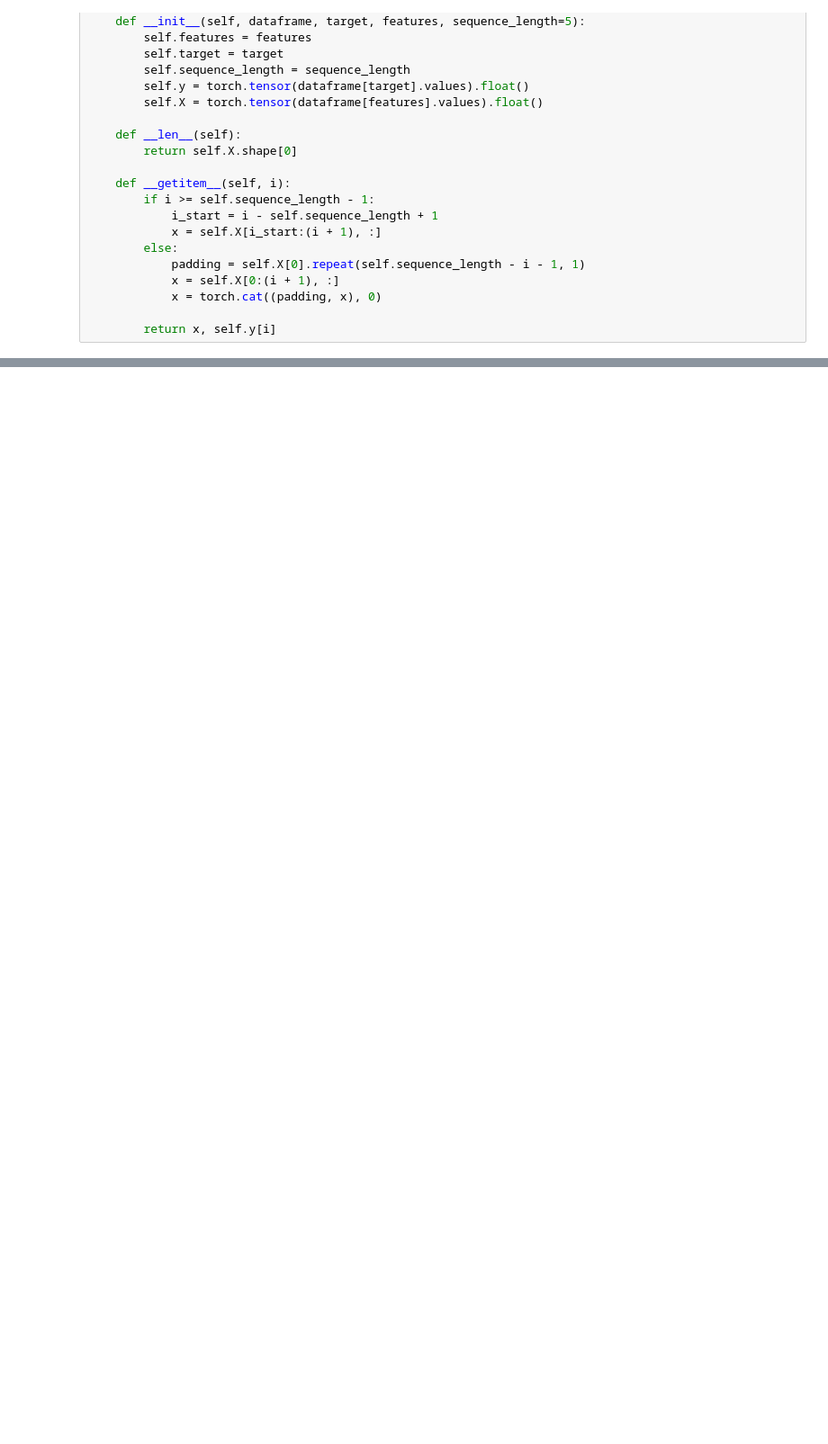
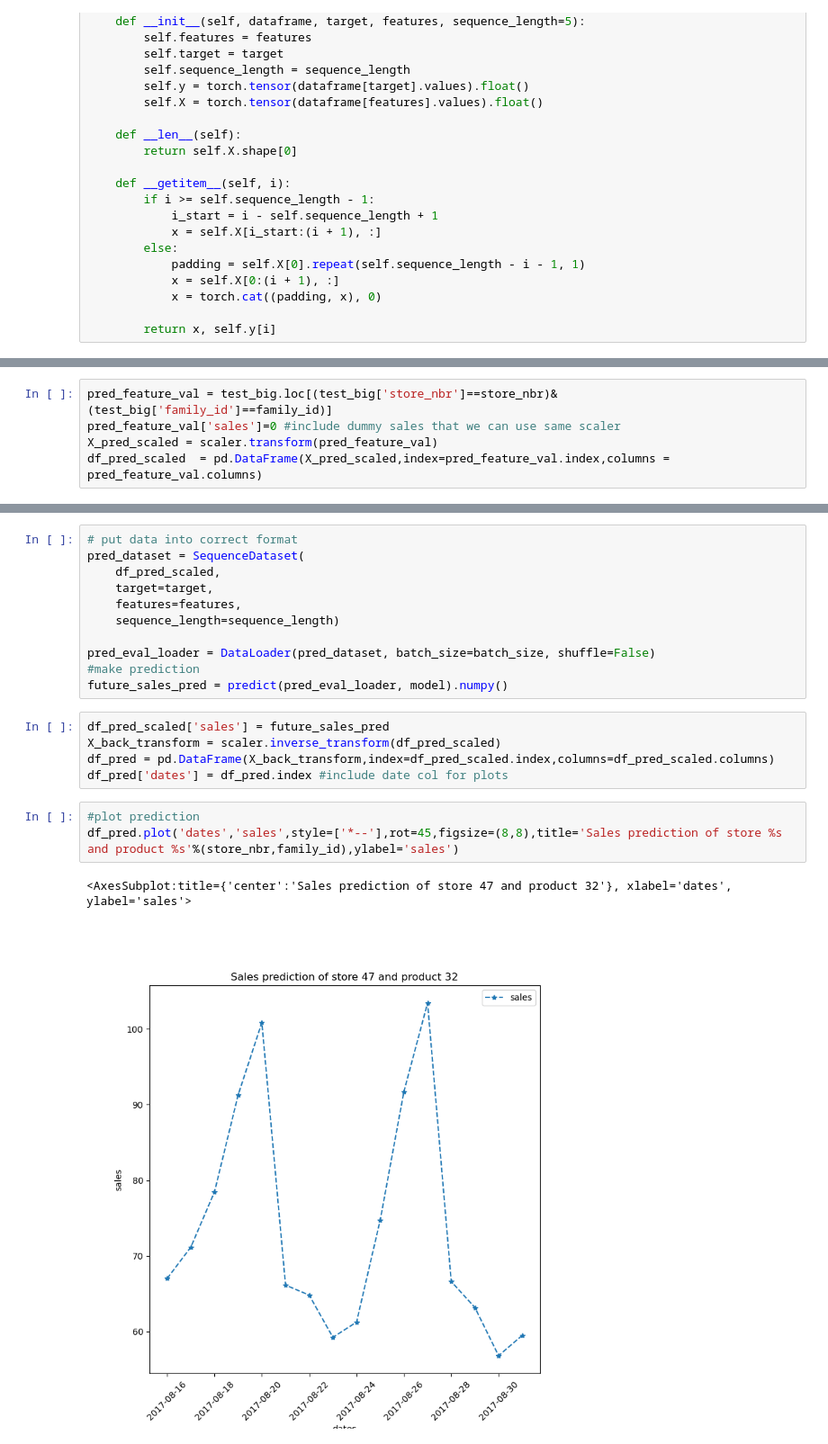
Before and after one commit to PGestrich/AML-Time-Series-Forecasting, a Jupyter notebook: test_pytorch_lstm.ipynb, the cells around one changed output, grey strips where cells are left out. Shown at 90% size. Saved outputs shown, nothing was run; the diff lists cells and outputs as text; blank space fills up the shorter version.

```diff
--- a/test_pytorch_lstm.ipynb
+++ b/test_pytorch_lstm.ipynb
@@ -155,0 +448,5 @@ torch.Size([5, 7])
+# %%
+pred_feature_val = test_big.loc[(test_big['store_nbr']==store_nbr)&(test_big['family_id']==family_id)]
+pred_feature_val['sales']=0 #include dummy sales that we can use same scaler
+X_pred_scaled = scaler.transform(pred_feature_val)
+df_pred_scaled  = pd.DataFrame(X_pred_scaled,index=pred_feature_val.index,columns = pred_feature_val.columns)
@@ -155,0 +459,22 @@ torch.Size([5, 7])
+# %%
+# put data into correct format
+pred_dataset = SequenceDataset(
+    df_pred_scaled,
+    target=target,
+    features=features,
+    sequence_length=sequence_length)
+
+pred_eval_loader = DataLoader(pred_dataset, batch_size=batch_size, shuffle=False)
+#make prediction
+future_sales_pred = predict(pred_eval_loader, model).numpy()
+# %%
+df_pred_scaled['sales'] = future_sales_pred
+X_back_transform = scaler.inverse_transform(df_pred_scaled)
+df_pred = pd.DataFrame(X_back_transform,index=df_pred_scaled.index,columns=df_pred_scaled.columns)
+df_pred['dates'] = df_pred.index #include date col for plots
+# %%
+#plot prediction
+df_pred.plot('dates','sales',style=['*--'],rot=45,figsize=(8,8),title='Sales prediction of store %s and product %s'%(store_nbr,family_id),ylabel='sales')
+# %% [output]
+<AxesSubplot:title={'center':'Sales prediction of store 47 and product 32'}, xlabel='dates', ylabel='sales'>
+[figure, added]
```
Also changed, not shown: parts of 42 cells of this notebook.
